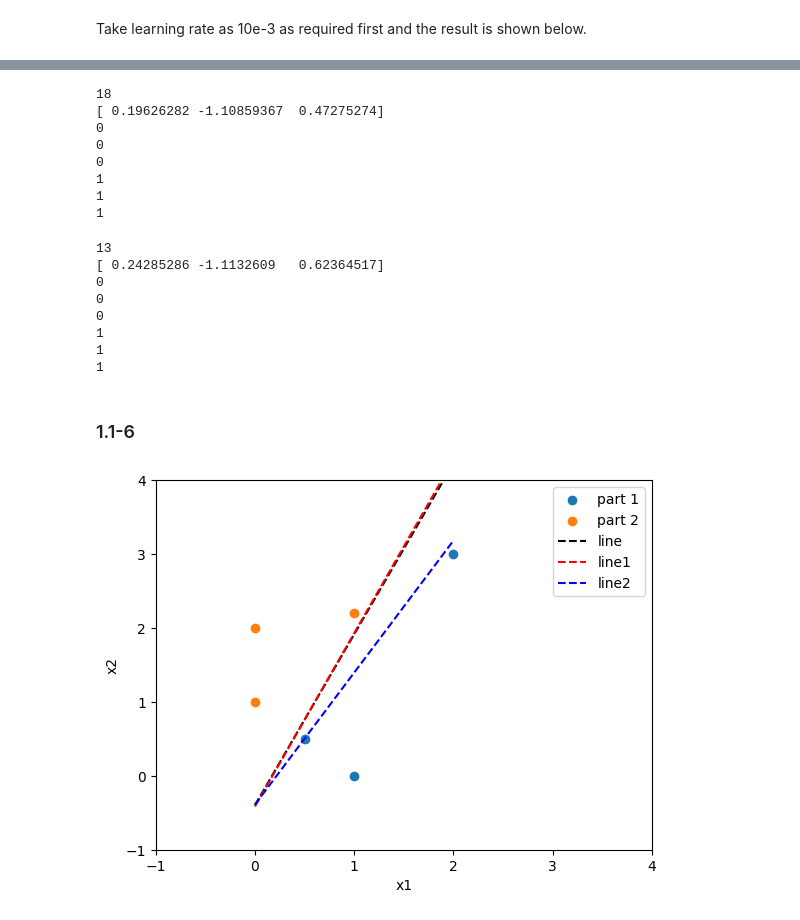
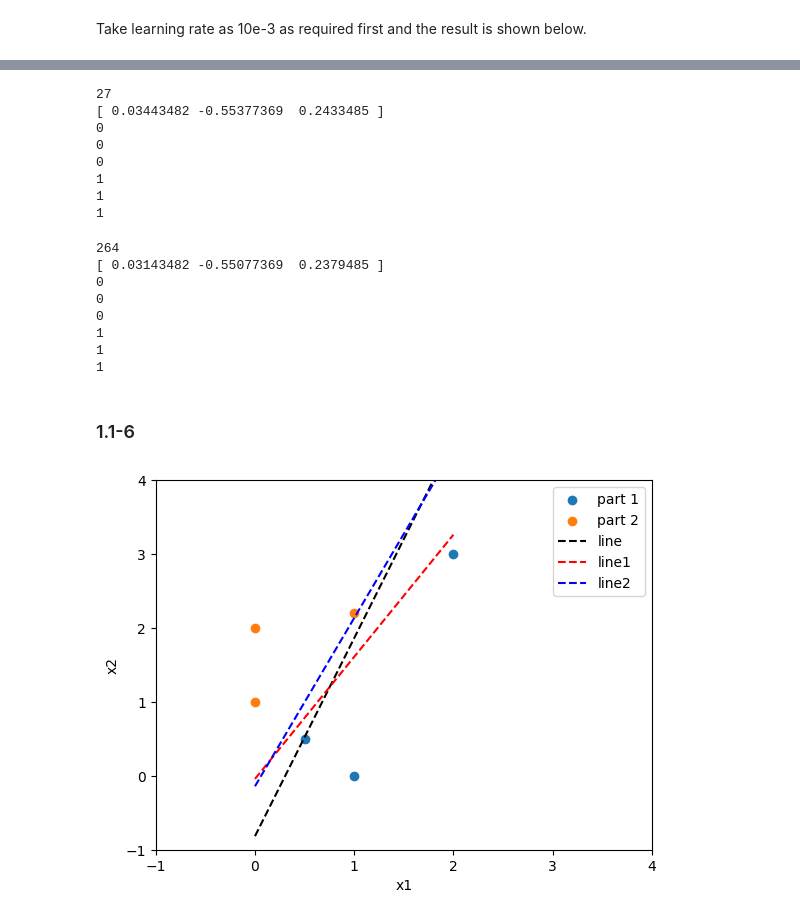
Before and after one commit to MarcelZelent/Bioinspired-Marcel, a Jupyter notebook: Week1/Exercise1/perceptron - Marcel.ipynb, the cells around one changed output, grey strips where cells are left out. Cells and saved outputs as stored; diff of their text form; code cells hidden in the pictures.

```diff
--- a/Week1/Exercise1/perceptron - Marcel.ipynb
+++ b/Week1/Exercise1/perceptron - Marcel.ipynb
@@ -142,18 +162,17 @@ The code below is a function used for neurons to learn the correct weights. The
 $$w_i(k+1)=w_i(k)+\eta(t_j-y_j)x_{ji}$$
 From the equation we can find that when the predict answer is correct for all xdata, $(t_j-y_j)$ will be 0 and the weights will not change anymore.
 # %%
-def learning(w_new, p, temp, xdata, ydata, lr):
+def learning(w_new, perc, temp, xdata, ydata, lr):
     epoch = 0
     while True:
-        temp = p.w
-
+        temp = perc.w
         for i in range(6):
-            w_new = p.w + lr*(ydata[i] - p.predict(xdata[i,:]))*xdata[i,:]
-            p.w = w_new
+            w_new = perc.w + lr*(ydata[i] - perc.predict(xdata[i,:]))*xdata[i,:]
+            perc.w = w_new
         epoch = epoch + 1
         if (w_new == temp).all() == True:
             print(epoch)
-            print(p.w)
+            print(perc.w)
             break
 # %% [markdown]
 Take learning rate as 10e-3 as required first and the result is shown below.
@@ -178,0 +198,15 @@ We try to give different bias and learning rate to test the number of epoches. T
+# %%
+p1 = Perceptron(xdata_shape[1], SignActivation)
+p2 = Perceptron(xdata_shape[1], SignActivation)
+p3 = Perceptron(xdata_shape[1], SignActivation)
+print(p1.w, p2.w, p3.w)
+p2.w = p1.w.copy()
+p3.w = p1.w.copy()
+print(p1.w, p2.w, p3.w)
+
+lr = 0.1
+w_new = [0, 0]
+temp = p1.w
+learning(w_new, p1, temp, xdata_train, ydata, lr)
+for i in range(6):
+    print(p1.predict(xdata_train[i,:]) )
@@ -179,14 +224,14 @@ We try to give different bias and learning rate to test the number of epoches. T
 # %%
-p1 = Perceptron(xdata_shape[1], SignActivation)
-lr = 0.1
+
+lr = 0.01
 w_new = [0, 0]
-temp = p1.w
-learning(w_new, p1, temp, xdata_train, ydata, lr)
+temp = p2.w
+learning(w_new, p2, temp, xdata_train, ydata, lr)
 for i in range(6):
-    print(p.predict(xdata_train[i,:]) )
+    print(p2.predict(xdata_train[i,:]) )
 # %% [output]
-18
-[ 0.19626282 -1.10859367  0.47275274]
+27
+[ 0.03443482 -0.55377369  0.2433485 ]
 0
 0
 0
@@ -194,16 +239,15 @@ for i in range(6):
 1
 1
 # %%
-p2 = Perceptron(xdata_shape[1], SignActivation)
-lr = 0.01
+lr = 0.001
 w_new = [0, 0]
-temp = p2.w
-learning(w_new, p2, temp, xdata_train, ydata, lr)
+temp = p3.w
+learning(w_new, p3, temp, xdata_train, ydata, lr)
 for i in range(6):
-    print(p.predict(xdata_train[i,:]) )
+    print(p3.predict(xdata_train[i,:]) )
 # %% [output]
-13
-[ 0.24285286 -1.1132609   0.62364517]
+264
+[ 0.03143482 -0.55077369  0.2379485 ]
 0
 0
 0
@@ -215,19 +259,19 @@ for i in range(6):
 # %%
 fig, ax = plt.subplots()
 ax.scatter(xdata[0:3, 0], xdata[0:3, 1], label='part 1')
 ax.scatter(xdata[3:6, 0], xdata[3:6, 1], label='part 2')
 x=np.linspace(0, 2, 100)
 y0 = -(p.w[1]/p.w[2])*x-p.w[0]/p.w[2]
 y1 = -(p1.w[1]/p1.w[2])*x-p1.w[0]/p1.w[2]
 y2 = -(p2.w[1]/p2.w[2])*x-p2.w[0]/p2.w[2]
-ax.plot(x, y, label='line', color='black', linestyle='--')
+ax.plot(x, y0, label='line', color='black', linestyle='--')
 ax.plot(x, y1, label='line1', color='red', linestyle='--')
 ax.plot(x, y2, label='line2', color='blue', linestyle='--')
 ax.set_xlabel('x1')
 ax.set_ylabel('x2')
 ax.legend()
 plt.xlim([-1, 4])
 plt.ylim([-1, 4])
 plt.show()
 # %% [output]
-[figure, old version]
+[figure, new version]
```
Also changed, not shown: parts of 6 cells of this notebook.
